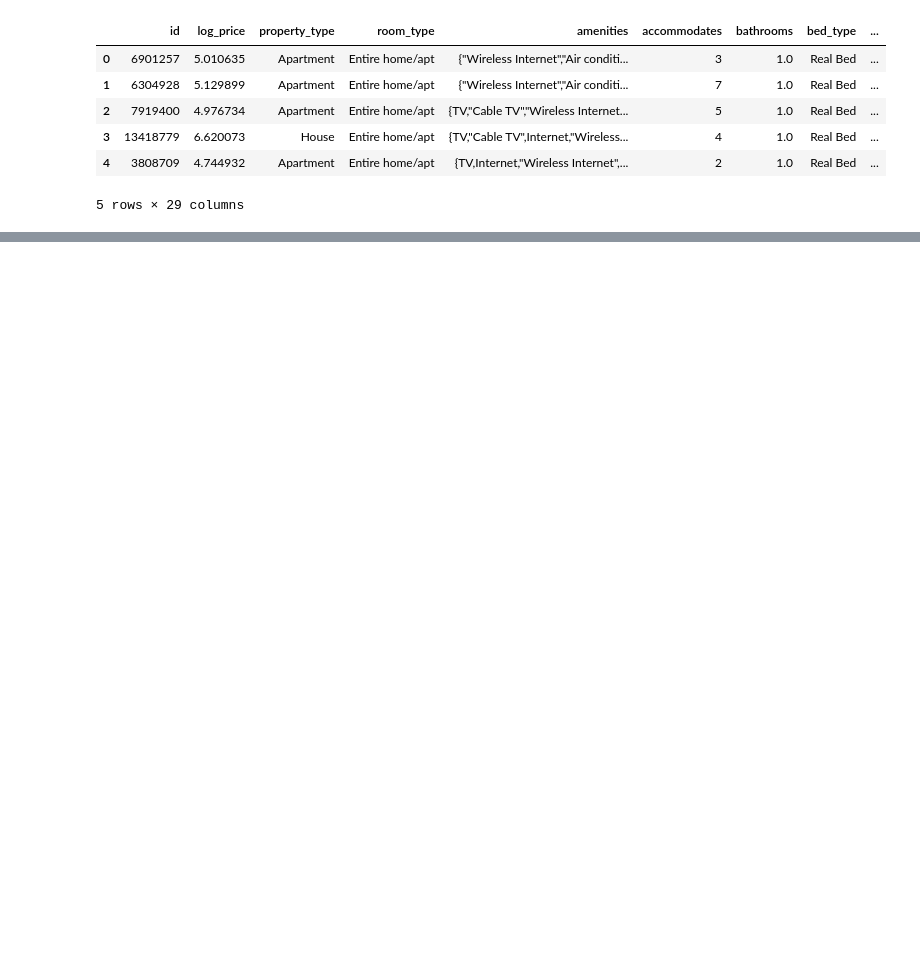
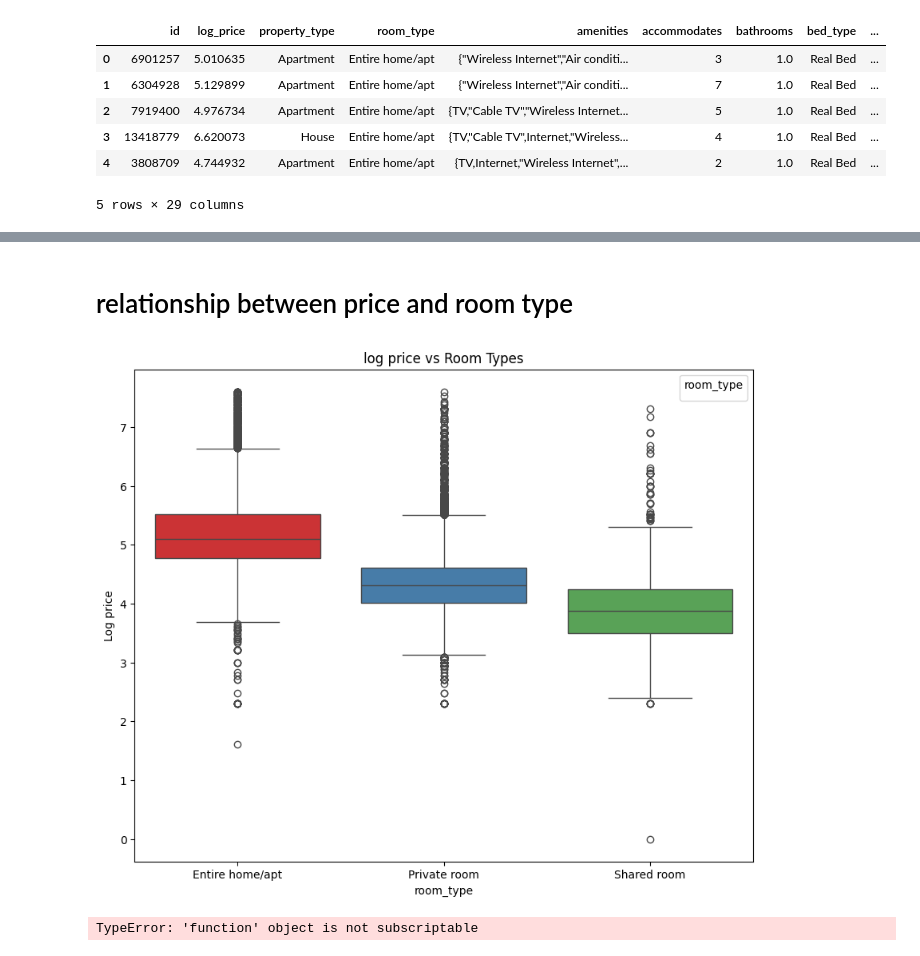
Before and after one commit to mukeshlilawat1/Airbnb-Data-Visualization, a Jupyter notebook: Airbnb.ipynb, the cells around one changed output, grey strips where cells are left out. Saved outputs shown, nothing was run; the diff lists cells and outputs as text; code cells hidden in the pictures; blank space fills up the shorter version.

```diff
--- a/Airbnb.ipynb
+++ b/Airbnb.ipynb
@@ -17,0 +217,24 @@ df.head()
+# %% [markdown]
+# relationship between price and room type
+# %%
+plt.figure(figsize=(10,8))
+sns.boxplot(x='room_type', y='log_price', hue='room_type', data=df, palette='Set1')
+plt.title('log price vs Room Types')
+plt.xlabel("room_type")
+plt.ylabel("Log price")
+plt.legend(title='room_type')
+plt.show()
+# %% [output]
+[figure, added]
+# %%
+df['last_review'] = pd.to_datetime[df['last_review']]
+reviews_over_time = df.groupby(df['last_review'].dt.to_period('M').size())
+
+plt.figure(figsize=(12,6))
+reviews_over_time.plot(kind='line', color='green')
+plt.title("number of reviews over time")
+plt.xlabel("date")
+plt.ylabel("number of review")
+plt.show()
+# %% [output]
+TypeError: 'function' object is not subscriptable
```
Also changed, not shown: parts of 24 cells of this notebook.
